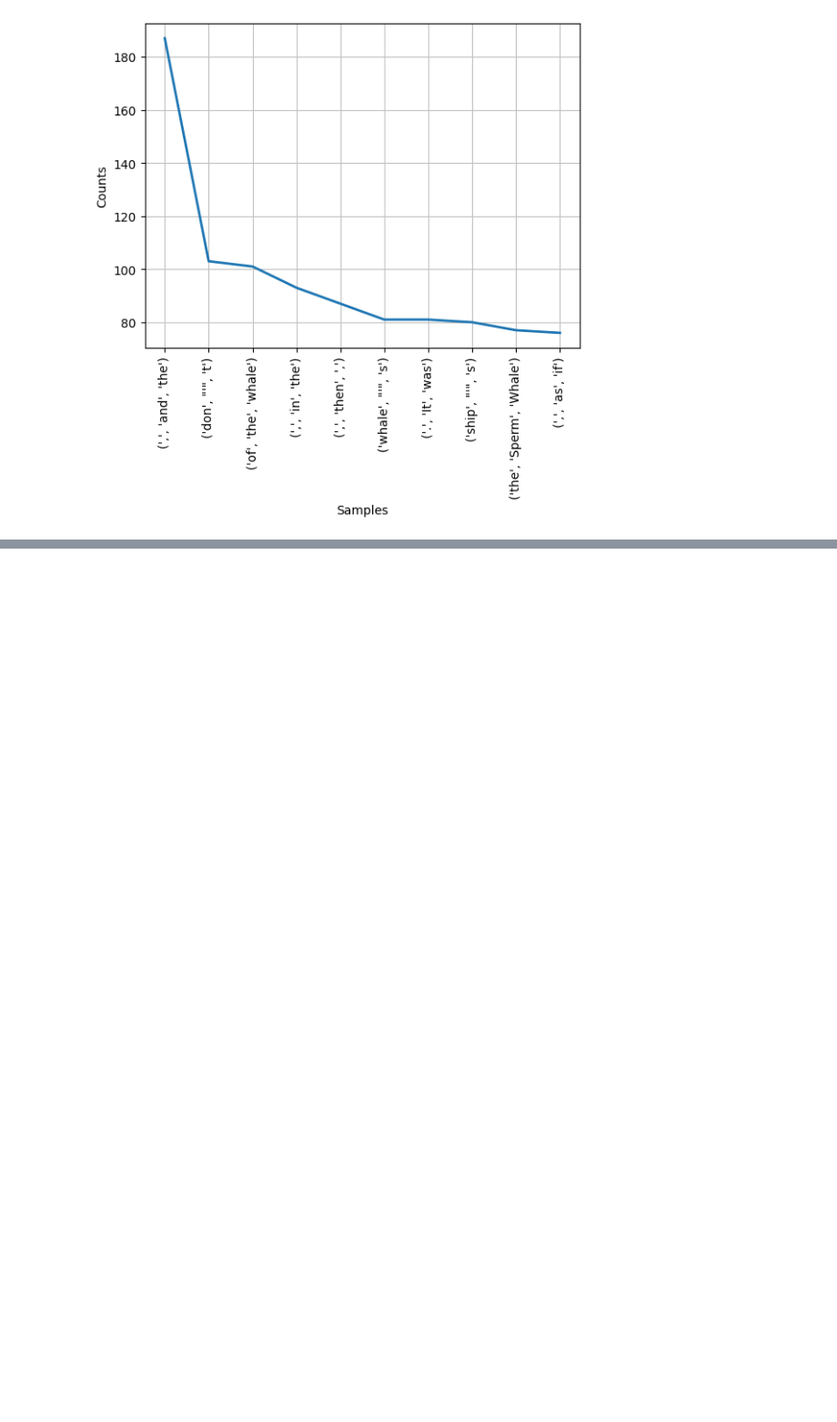
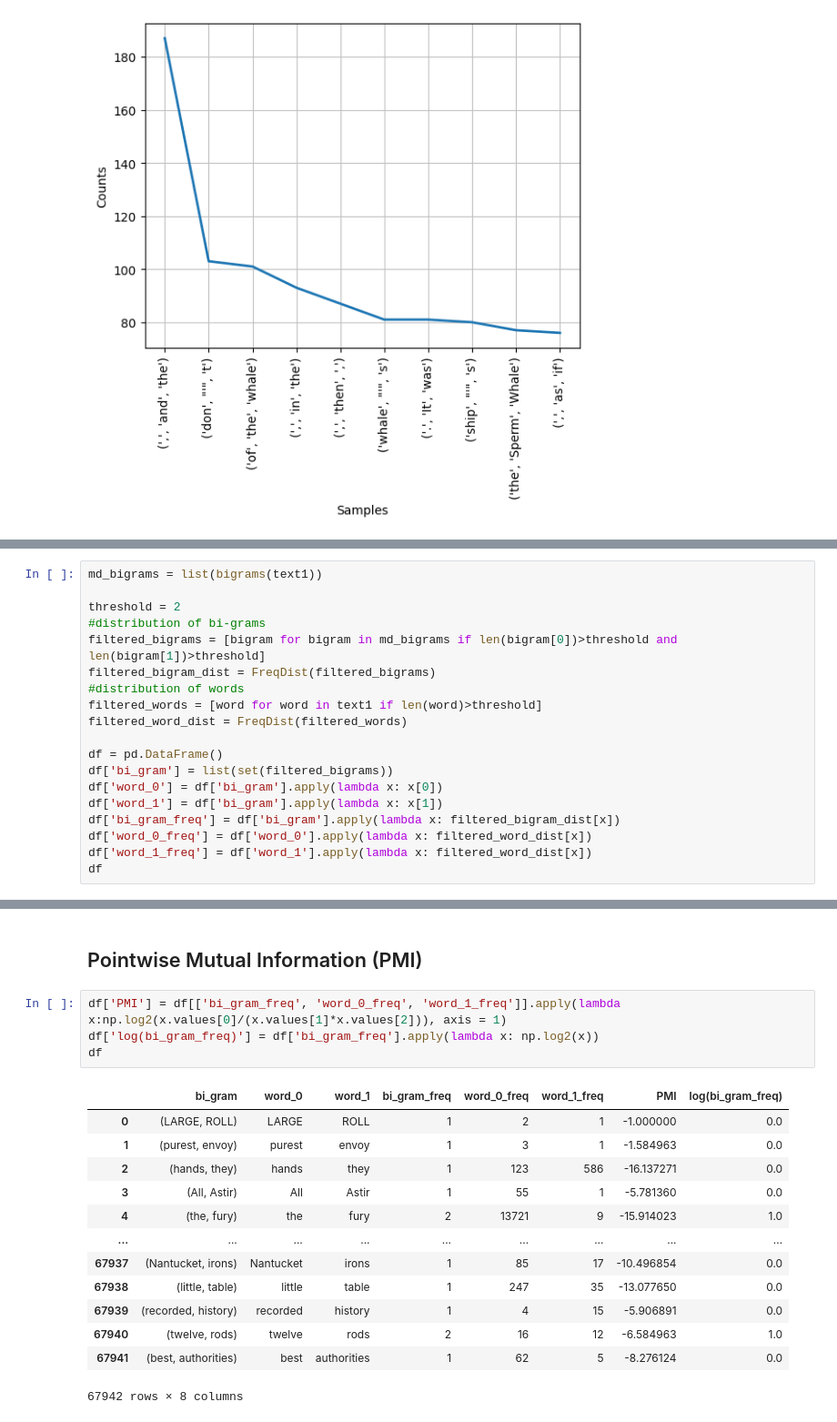
Before and after one commit to oscardbocanegra/learning_platzi, a Jupyter notebook: machine_learning/procesamiento_lenguaje_natural/ngramas.ipynb, the cells around one changed output, grey strips where cells are left out. Shown at 91% size. Saved outputs shown, nothing was run; the diff lists cells and outputs as text; blank space fills up the shorter version.

```diff
--- a/machine_learning/procesamiento_lenguaje_natural/ngramas.ipynb
+++ b/machine_learning/procesamiento_lenguaje_natural/ngramas.ipynb
@@ -96,0 +99,19 @@ fdist.plot(10)
+# %%
+md_bigrams = list(bigrams(text1))
+
+threshold = 2
+#distribution of bi-grams
+filtered_bigrams = [bigram for bigram in md_bigrams if len(bigram[0])>threshold and len(bigram[1])>threshold]
+filtered_bigram_dist = FreqDist(filtered_bigrams)
+#distribution of words
+filtered_words = [word for word in text1 if len(word)>threshold]
+filtered_word_dist = FreqDist(filtered_words)
+
+df = pd.DataFrame()
+df['bi_gram'] = list(set(filtered_bigrams))
+df['word_0'] = df['bi_gram'].apply(lambda x: x[0])
+df['word_1'] = df['bi_gram'].apply(lambda x: x[1])
+df['bi_gram_freq'] = df['bi_gram'].apply(lambda x: filtered_bigram_dist[x])
+df['word_0_freq'] = df['word_0'].apply(lambda x: filtered_word_dist[x])
+df['word_1_freq'] = df['word_1'].apply(lambda x: filtered_word_dist[x])
+df
@@ -96,0 +132,20 @@ fdist.plot(10)
+# %% [markdown]
+## Pointwise Mutual Information (PMI)
+# %%
+df['PMI'] = df[['bi_gram_freq', 'word_0_freq', 'word_1_freq']].apply(lambda x:np.log2(x.values[0]/(x.values[1]*x.values[2])), axis = 1)
+df['log(bi_gram_freq)'] = df['bi_gram_freq'].apply(lambda x: np.log2(x))
+df
+# %% [output]
+|  | bi_gram | word_0 | word_1 | bi_gram_freq | word_0_freq | word_1_freq | PMI | log(bi_gram_freq) |
+| 0 | (LARGE, ROLL) | LARGE | ROLL | 1 | 2 | 1 | -1.000000 | 0.0 |
+| 1 | (purest, envoy) | purest | envoy | 1 | 3 | 1 | -1.584963 | 0.0 |
+| 2 | (hands, they) | hands | they | 1 | 123 | 586 | -16.137271 | 0.0 |
+| 3 | (All, Astir) | All | Astir | 1 | 55 | 1 | -5.781360 | 0.0 |
+| 4 | (the, fury) | the | fury | 2 | 13721 | 9 | -15.914023 | 1.0 |
+| ... | ... | ... | ... | ... | ... | ... | ... | ... |
+| 67937 | (Nantucket, irons) | Nantucket | irons | 1 | 85 | 17 | -10.496854 | 0.0 |
+| 67938 | (little, table) | little | table | 1 | 247 | 35 | -13.077650 | 0.0 |
+| 67939 | (recorded, history) | recorded | history | 1 | 4 | 15 | -5.906891 | 0.0 |
+| 67940 | (twelve, rods) | twelve | rods | 2 | 16 | 12 | -6.584963 | 1.0 |
+| 67941 | (best, authorities) | best | authorities | 1 | 62 | 5 | -8.276124 | 0.0 |
+67942 rows × 8 columns
```
Also changed, not shown: parts of 3 cells of this notebook.
